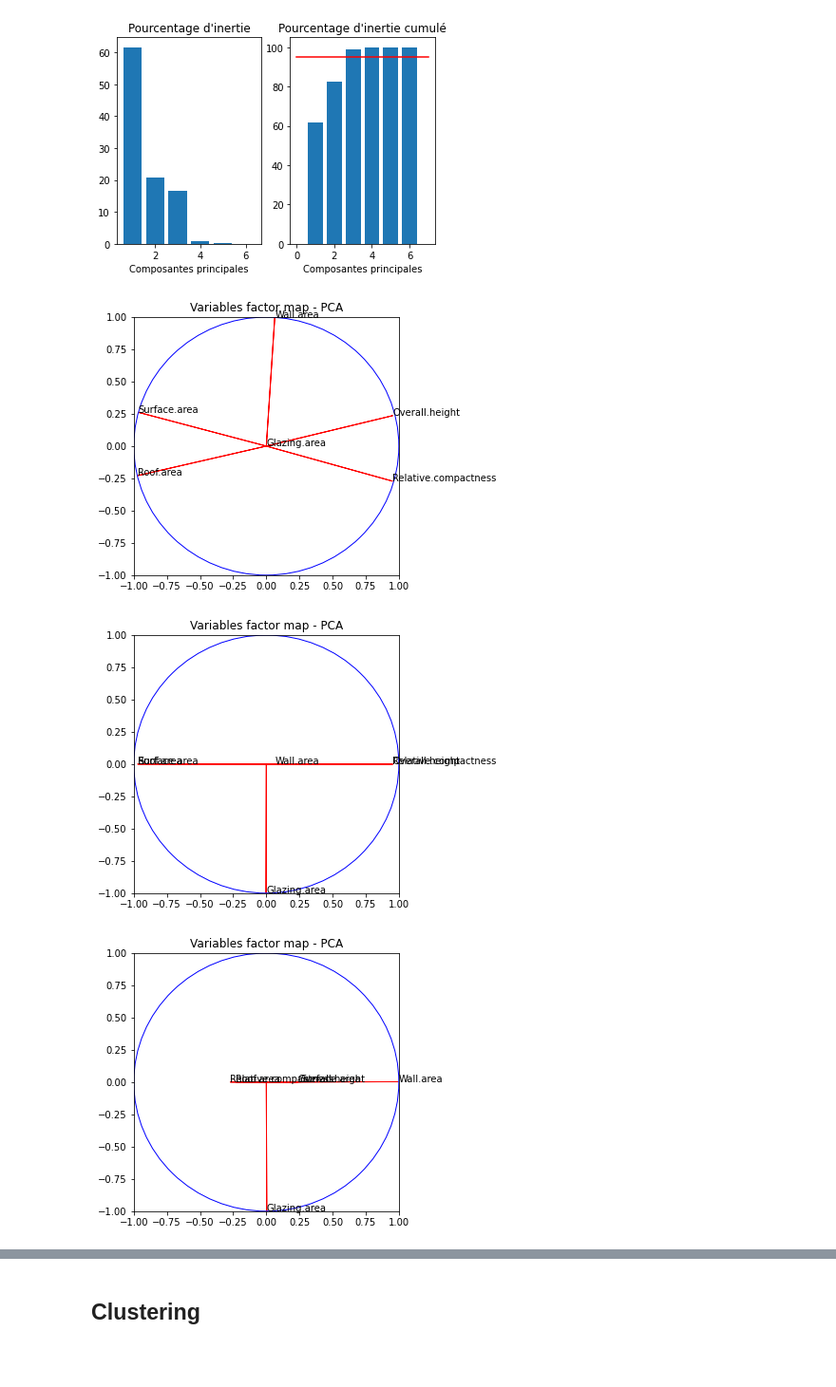
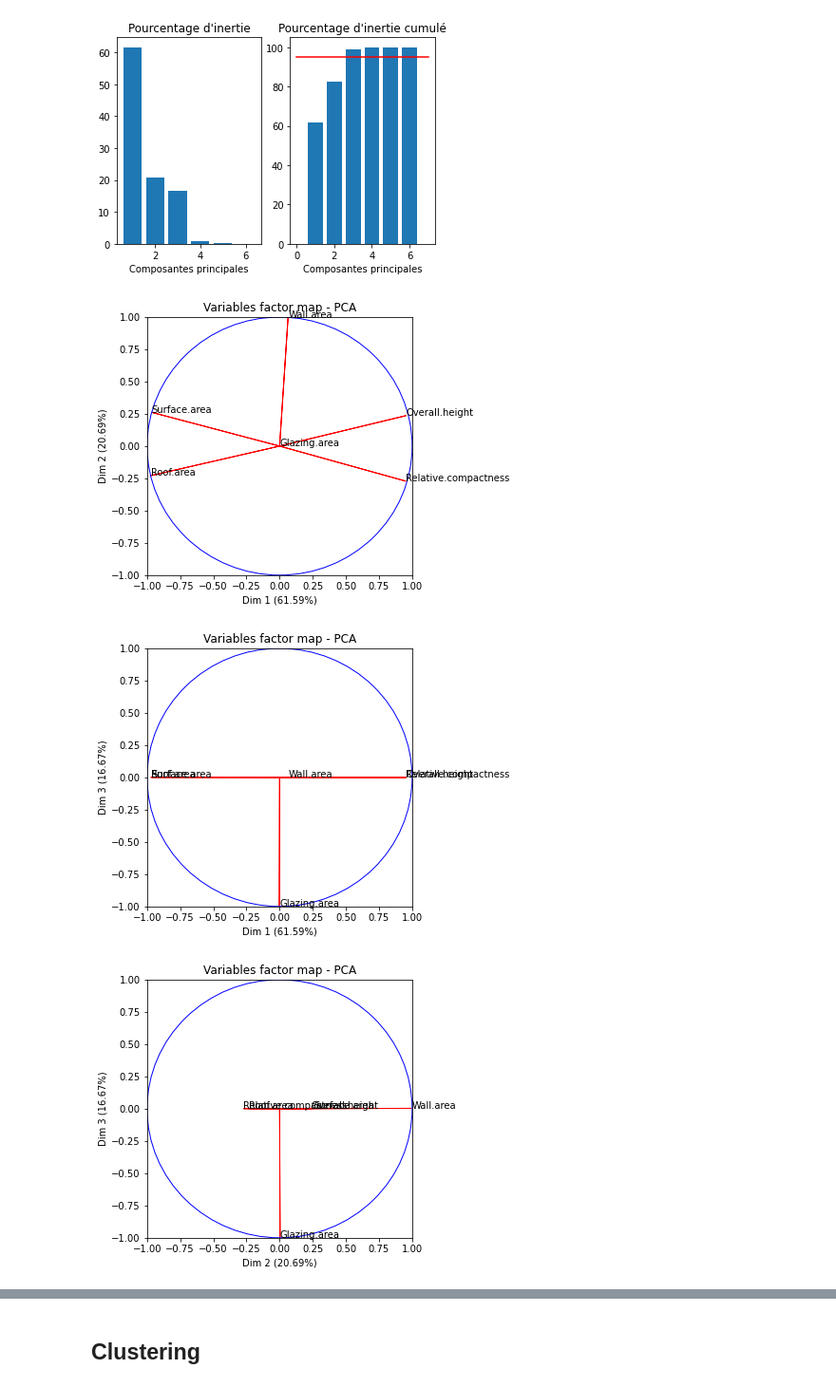
Before and after one commit to quentinthuet/buildings_energy_consumption, a Jupyter notebook: Project.ipynb, the cells around one changed output, grey strips where cells are left out. Shown at 95% size. Cells and saved outputs as stored; diff of their text form; code cells hidden in the pictures; blank space fills up the shorter version.

```diff
--- a/Project.ipynb
+++ b/Project.ipynb
@@ -91,25 +94,27 @@ plt.show()
 # %% [output]
 [figure]
 # %%
-def cercle_correlation(axes1,axes2):
-    coord1 = acp.components_[axes1] * np.sqrt(eigval[axes1])
-    coord2 = acp.components_[axes2] * np.sqrt(eigval[axes2])
+def cercle_correlation(axe1,axe2):
+    coord1 = acp.components_[axe1] * np.sqrt(eigval[axe1])
+    coord2 = acp.components_[axe2] * np.sqrt(eigval[axe2])
     fig = plt.figure(figsize = (5, 5))
     ax = fig.add_subplot(1, 1, 1)
     for i, j, nom in zip(coord1, coord2, ["Relative.compactness","Surface.area","Wall.area","Roof.area","Overall.height","Glazing.area"]):
         plt.text(i, j, nom)
         plt.arrow(0, 0, i, j, color = 'r', width = 0.0001)
     plt.axis((-1, 1, -1, 1))
     #Cercle
     c = plt.Circle((0, 0), radius = 1, color = 'b', fill = False)
     ax.add_patch(c)
     plt.title('Variables factor map - PCA')
+    plt.xlabel('Dim ' + str(axe1+1) + ' (' + str(round(eigval[axe1]/sum(eigval)*100,2)) + '%)')
+    plt.ylabel('Dim ' + str(axe2+1) + ' (' + str(round(eigval[axe2]/sum(eigval)*100,2)) + '%)')
     plt.show()
 
 cercle_correlation(0,1)
 cercle_correlation(0,2)
 cercle_correlation(1,2)
 # %% [output]
-[figure, old version]
+[figure, new version]
-[figure, old version]
+[figure, new version]
-[figure, old version]
+[figure, new version]
```
Also changed, not shown: parts of 24 cells of this notebook.
